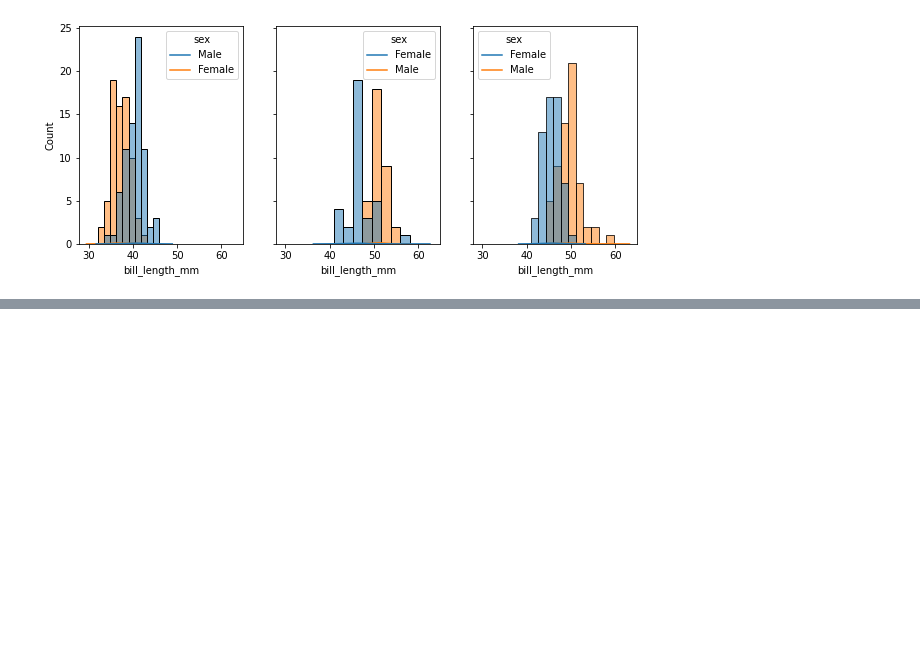
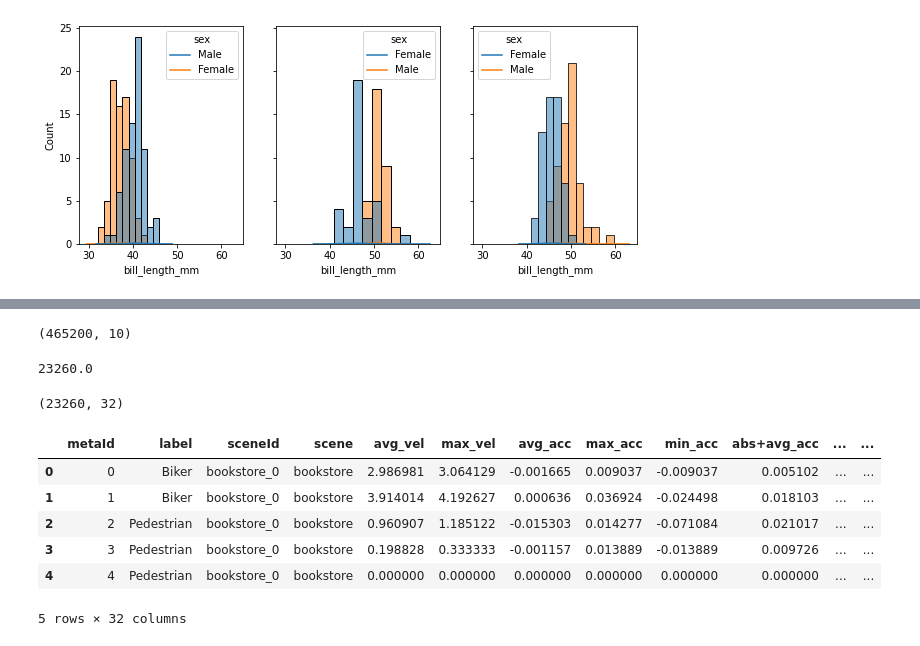
Before and after one commit to danyayay/ynet_adaptive, a Jupyter notebook: notebook/dataset.ipynb, the cells around one changed output, grey strips where cells are left out. Drawn from its saved outputs; the diff is of its cells as text; code cells hidden in the pictures; blank space fills up the shorter version.

```diff
--- a/notebook/dataset.ipynb
+++ b/notebook/dataset.ipynb
@@ -171,0 +176,24 @@ for c, species in enumerate(['Adelie', 'Chinstrap', 'Gentoo']):
+# %%
+df.shape
+# %% [output]
+(465200, 10)
+# %%
+465200/20
+# %% [output]
+23260.0
+# %%
+df_varfs = pd.read_pickle(os.path.join(data_raw, "df_varfs.pkl"))
+# %%
+df_varfs.shape
+# %% [output]
+(23260, 32)
+# %%
+df_varfs.head()
+# %% [output]
+|  | metaId | label | sceneId | scene | avg_vel | max_vel | avg_acc | max_acc | min_acc | abs+avg_acc | ... | ... |
+| 0 | 0 | Biker | bookstore_0 | bookstore | 2.986981 | 3.064129 | -0.001665 | 0.009037 | -0.009037 | 0.005102 | ... | ... |
+| 1 | 1 | Biker | bookstore_0 | bookstore | 3.914014 | 4.192627 | 0.000636 | 0.036924 | -0.024498 | 0.018103 | ... | ... |
+| 2 | 2 | Pedestrian | bookstore_0 | bookstore | 0.960907 | 1.185122 | -0.015303 | 0.014277 | -0.071084 | 0.021017 | ... | ... |
+| 3 | 3 | Pedestrian | bookstore_0 | bookstore | 0.198828 | 0.333333 | -0.001157 | 0.013889 | -0.013889 | 0.009726 | ... | ... |
+| 4 | 4 | Pedestrian | bookstore_0 | bookstore | 0.000000 | 0.000000 | 0.000000 | 0.000000 | 0.000000 | 0.000000 | ... | ... |
+5 rows × 32 columns
```
Also changed, not shown: parts of 9 cells of this notebook, 5 other files.
